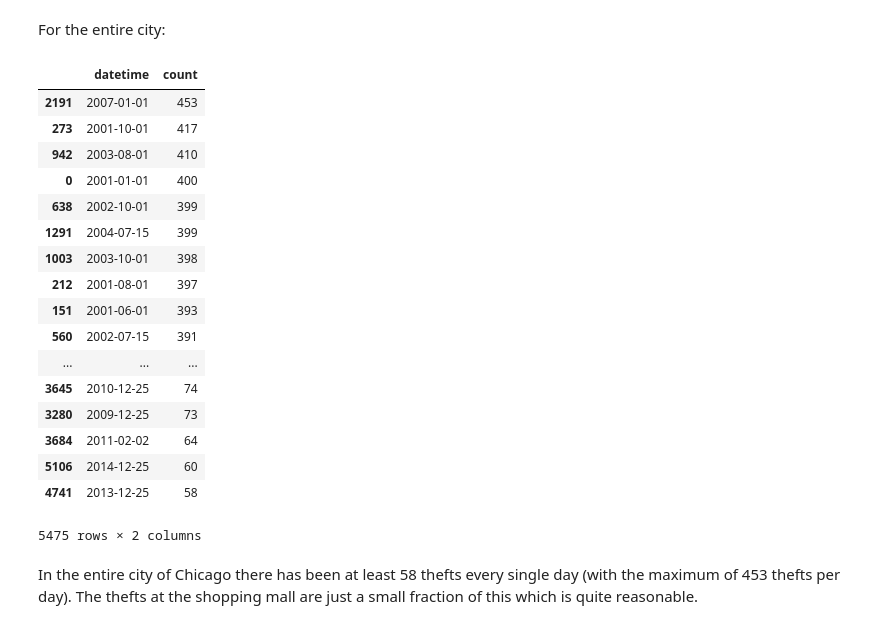
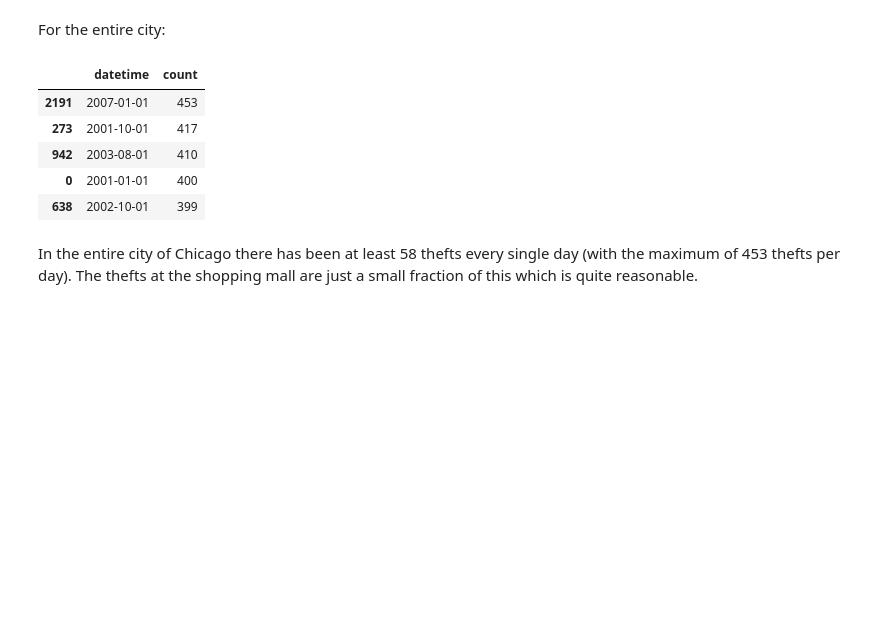
Before and after one commit to talesa/crime-predictive-model-chicago, a Jupyter notebook: exploration/brano_location_peak_analysis.ipynb, the cells around one changed output. Cells and saved outputs as stored; diff of their text form; code cells hidden in the pictures; blank space fills up the shorter version.

```diff
--- a/exploration/brano_location_peak_analysis.ipynb
+++ b/exploration/brano_location_peak_analysis.ipynb
@@ -161,26 +128,14 @@ Name: count, dtype: float64
 For the entire city:
 # %%
 thefts_daily = crimes[crimes['Primary Type'] == tp][['datetime']].groupby(['datetime']).size().reset_index().rename(columns={0:'count'})
-thefts_daily.sort_values(by='count', ascending=False)
+thefts_daily.sort_values(by='count', ascending=False).head()
 # %% [output]
 |  | datetime | count |
 | 2191 | 2007-01-01 | 453 |
 | 273 | 2001-10-01 | 417 |
 | 942 | 2003-08-01 | 410 |
 | 0 | 2001-01-01 | 400 |
 | 638 | 2002-10-01 | 399 |
-| 1291 | 2004-07-15 | 399 |
-| 1003 | 2003-10-01 | 398 |
-| 212 | 2001-08-01 | 397 |
-| 151 | 2001-06-01 | 393 |
-| 560 | 2002-07-15 | 391 |
-| ... | ... | ... |
-| 3645 | 2010-12-25 | 74 |
-| 3280 | 2009-12-25 | 73 |
-| 3684 | 2011-02-02 | 64 |
-| 5106 | 2014-12-25 | 60 |
-| 4741 | 2013-12-25 | 58 |
-5475 rows × 2 columns
 # %% [markdown]
 In the entire city of Chicago there has been at least 58 thefts every single day (with the maximum of 453 thefts per day). The thefts at the shopping mall are just a small fraction of this which is quite reasonable.
 # %%
```
Also changed, not shown: parts of 3 cells of this notebook, 2 other files.
